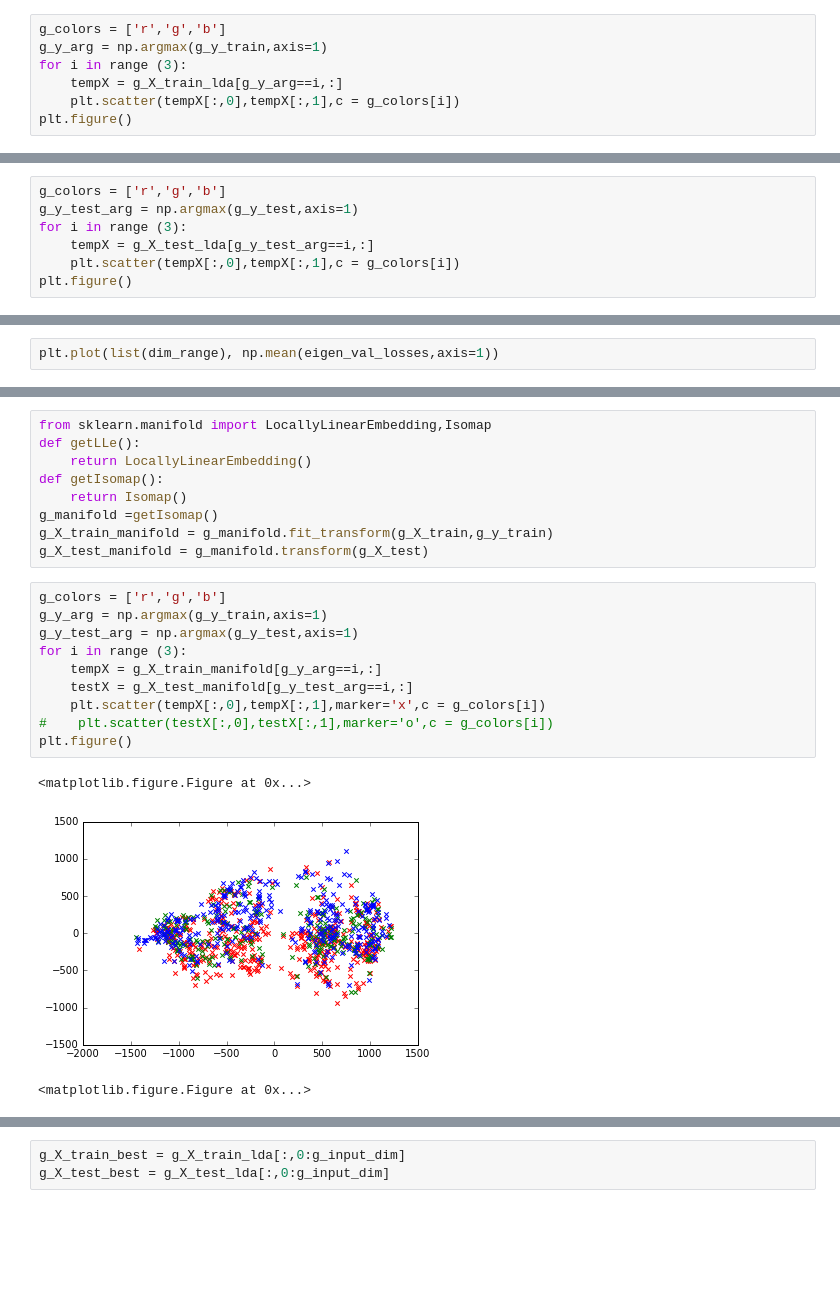
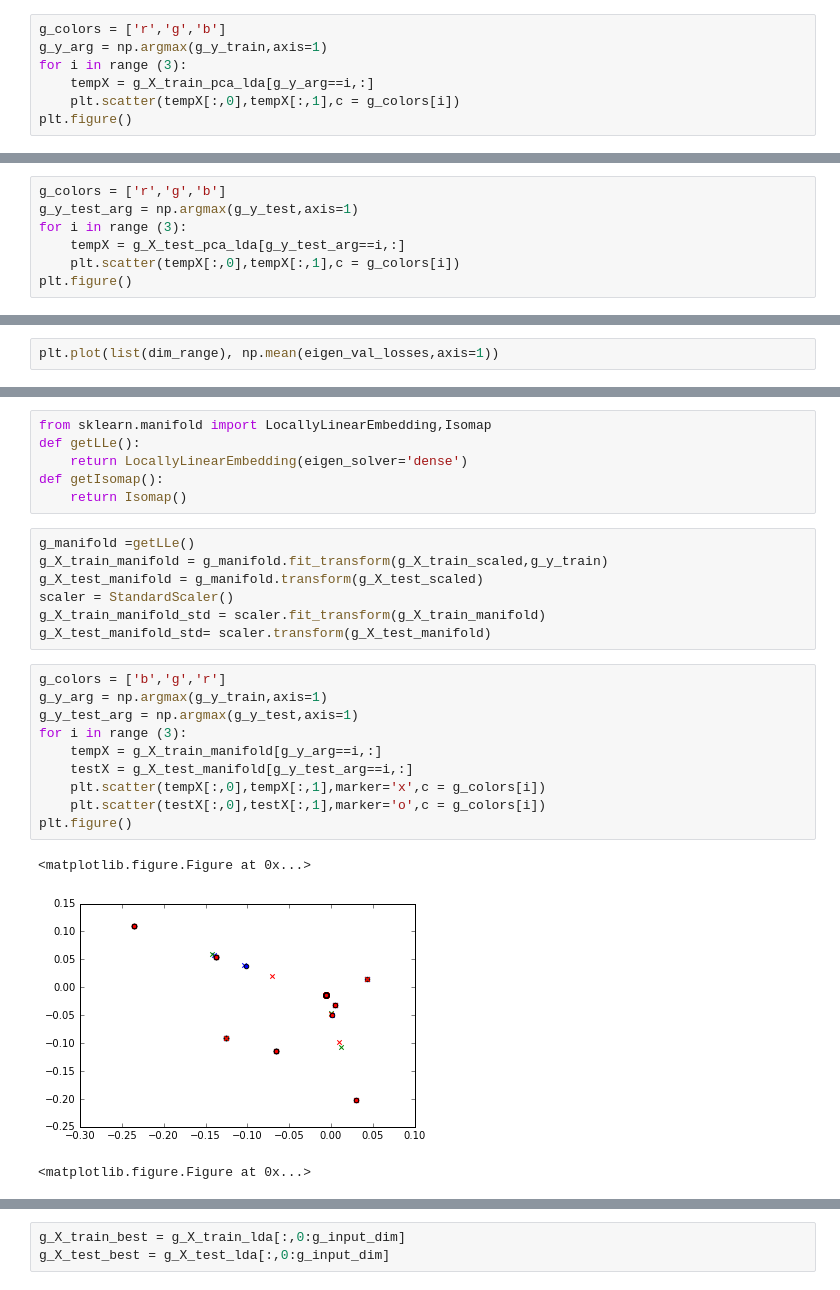
Before and after one commit to yat011/football_prediction, a Jupyter notebook: main-b2(V9+lda).ipynb, the cells around one changed output, grey strips where cells are left out. Saved outputs shown, nothing was run; the diff lists cells and outputs as text; blank space fills up the shorter version.

```diff
--- a/main-b2(V9+lda).ipynb
+++ b/main-b2(V9+lda).ipynb
@@ -1197,6 +1301,6 @@ g_X_train_lda , g_X_test_lda, g_y_train , g_y_test, g_X_test  = get_train_test_s
 g_colors = ['r','g','b']
 g_y_arg = np.argmax(g_y_train,axis=1)
 for i in range (3):
-    tempX = g_X_train_lda[g_y_arg==i,:]
+    tempX = g_X_train_pca_lda[g_y_arg==i,:]
     plt.scatter(tempX[:,0],tempX[:,1],c = g_colors[i])
 plt.figure()
@@ -1204,6 +1312,6 @@ plt.figure()
 g_colors = ['r','g','b']
 g_y_test_arg = np.argmax(g_y_test,axis=1)
 for i in range (3):
-    tempX = g_X_test_lda[g_y_test_arg==i,:]
+    tempX = g_X_test_pca_lda[g_y_test_arg==i,:]
     plt.scatter(tempX[:,0],tempX[:,1],c = g_colors[i])
 plt.figure()
@@ -1264,23 +1403,27 @@ plt.figure()
 # %%
 from sklearn.manifold import LocallyLinearEmbedding,Isomap
 def getLLe():
-    return LocallyLinearEmbedding()
+    return LocallyLinearEmbedding(eigen_solver='dense')
 def getIsomap():
     return Isomap()
-g_manifold =getIsomap()
-g_X_train_manifold = g_manifold.fit_transform(g_X_train,g_y_train)
-g_X_test_manifold = g_manifold.transform(g_X_test)
+# %%
+g_manifold =getLLe()
+g_X_train_manifold = g_manifold.fit_transform(g_X_train_scaled,g_y_train)
+g_X_test_manifold = g_manifold.transform(g_X_test_scaled)
+scaler = StandardScaler()
+g_X_train_manifold_std = scaler.fit_transform(g_X_train_manifold)
+g_X_test_manifold_std= scaler.transform(g_X_test_manifold)
 # %%
-g_colors = ['r','g','b']
+g_colors = ['b','g','r']
 g_y_arg = np.argmax(g_y_train,axis=1)
 g_y_test_arg = np.argmax(g_y_test,axis=1)
 for i in range (3):
     tempX = g_X_train_manifold[g_y_arg==i,:]
     testX = g_X_test_manifold[g_y_test_arg==i,:]
     plt.scatter(tempX[:,0],tempX[:,1],marker='x',c = g_colors[i])
-#    plt.scatter(testX[:,0],testX[:,1],marker='o',c = g_colors[i])
+    plt.scatter(testX[:,0],testX[:,1],marker='o',c = g_colors[i])
 plt.figure()
 # %% [output]
 <matplotlib.figure.Figure at 0x...>
-[figure, old version]
+[figure, new version]
 <matplotlib.figure.Figure at 0x...>
```
Also changed, not shown: parts of 43 cells of this notebook, 2 other files.
